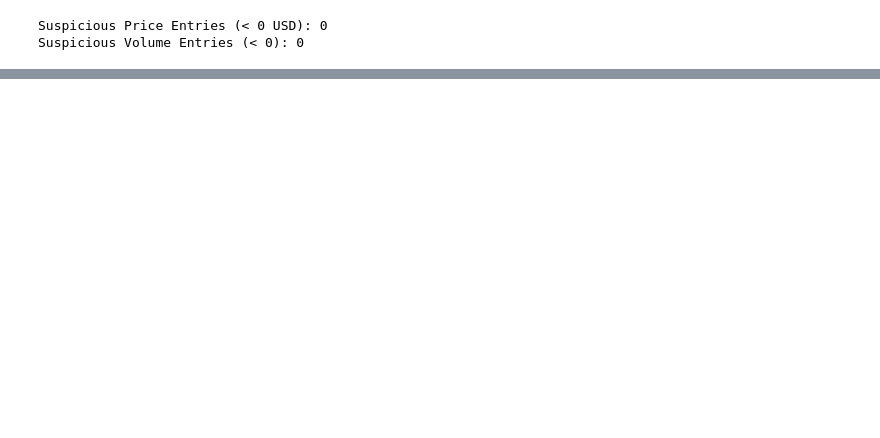
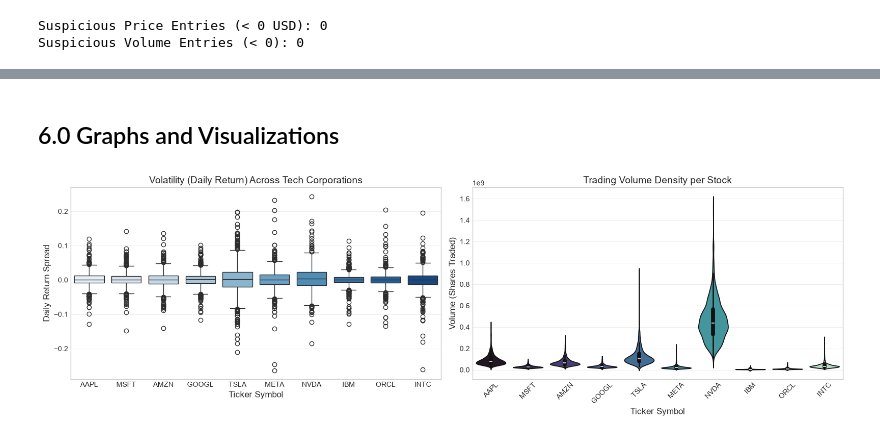
Before and after one commit to yarinCodeGit/HW3_DataScience, a Jupyter notebook: Assignment1_EDA.ipynb, the cells around one changed output, grey strips where cells are left out. Cells and saved outputs as stored; diff of their text form; code cells hidden in the pictures; blank space fills up the shorter version.

```diff
--- a/Assignment1_EDA.ipynb
+++ b/Assignment1_EDA.ipynb
@@ -1421,0 +409,22 @@ This analysis proved that financial time-series data strictly violates linear as
+# %% [markdown]
+## 6.0 Graphs and Visualizations
+# %%
+fig, axes = plt.subplots(1, 2, figsize=(16, 5))
+
+# Plot 3: Boxplot of Daily Return by Ticker
+sns.boxplot(data=df, x="Ticker", y="Daily Return", palette="Blues", ax=axes[0])
+axes[0].set_title("Volatility (Daily Return) Across Tech Corporations")
+axes[0].set_xlabel("Ticker Symbol")
+axes[0].set_ylabel("Daily Return Spread")
+
+# Plot 4: Violinplot of Volume by Ticker
+sns.violinplot(data=df, x="Ticker", y="Volume", palette="mako", ax=axes[1])
+axes[1].set_title("Trading Volume Density per Stock")
+axes[1].set_xlabel("Ticker Symbol")
+axes[1].set_ylabel("Volume (Shares Traded)")
+axes[1].tick_params(axis='x', rotation=45)
+
+plt.tight_layout()
+plt.show()
+# %% [output]
+[figure, added]
```
Also changed, not shown: parts of 94 cells of this notebook, 2 other files.
